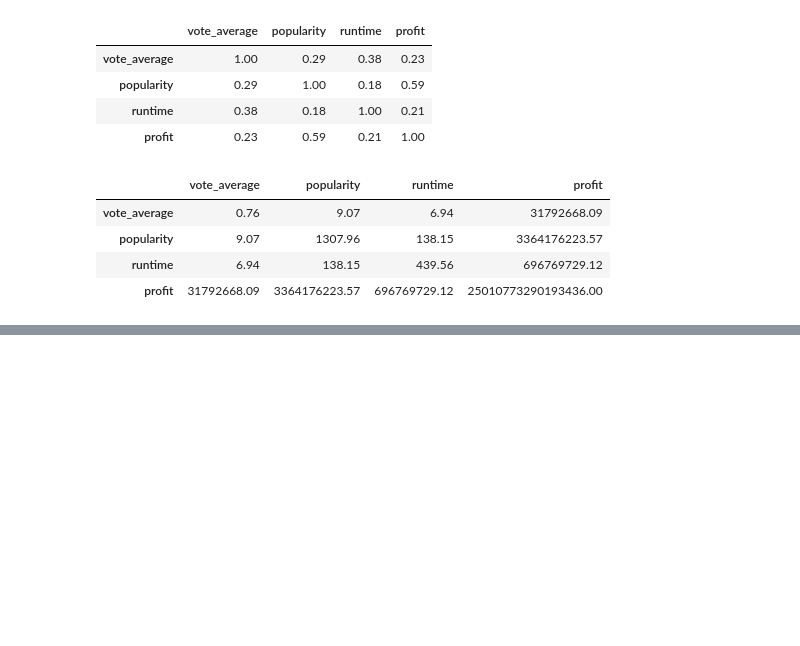
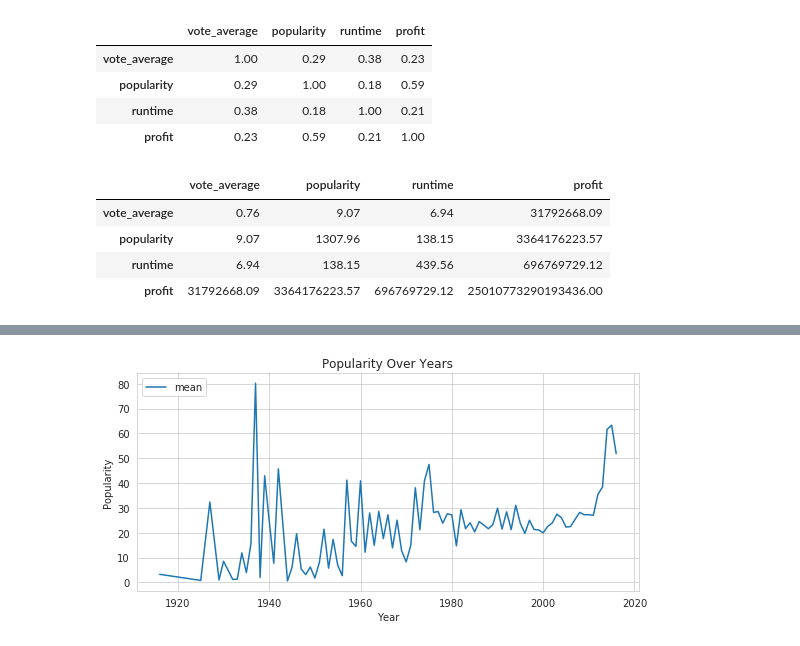
Before and after one commit to juandsep/imbd_project, a Jupyter notebook: imbd.ipynb, the cells around one changed output, grey strips where cells are left out. Drawn from its saved outputs; the diff is of its cells as text; code cells hidden in the pictures; blank space fills up the shorter version.

```diff
--- a/imbd.ipynb
+++ b/imbd.ipynb
@@ -275,0 +296,4 @@ plt.show()
+# %%
+# compute the mean for popularity
+p_mean = movies.groupby('release_year').mean()['popularity']
+p_mean.tail()
@@ -275,0 +308,22 @@ plt.show()
+# %%
+# build the index location for x-axis
+index_mean = p_mean.index
+# %%
+#set style
+sns.set_style('whitegrid')
+#set x, y axis data
+#x1, y1 for mean data; x2, y2 for median data
+x1, y1 = index_mean, p_mean
+#set size
+plt.figure(figsize=(9, 4))
+#plot line chart for mean and median
+plt.plot(x1, y1, label = 'mean')
+#set title and labels
+plt.title('Popularity Over Years')
+plt.xlabel('Year')
+plt.ylabel('Popularity');
+#set legend
+plt.legend(loc='upper left')
+plt.show()
+# %% [output]
+[figure, added]
```
Also changed, not shown: parts of 10 cells of this notebook.
